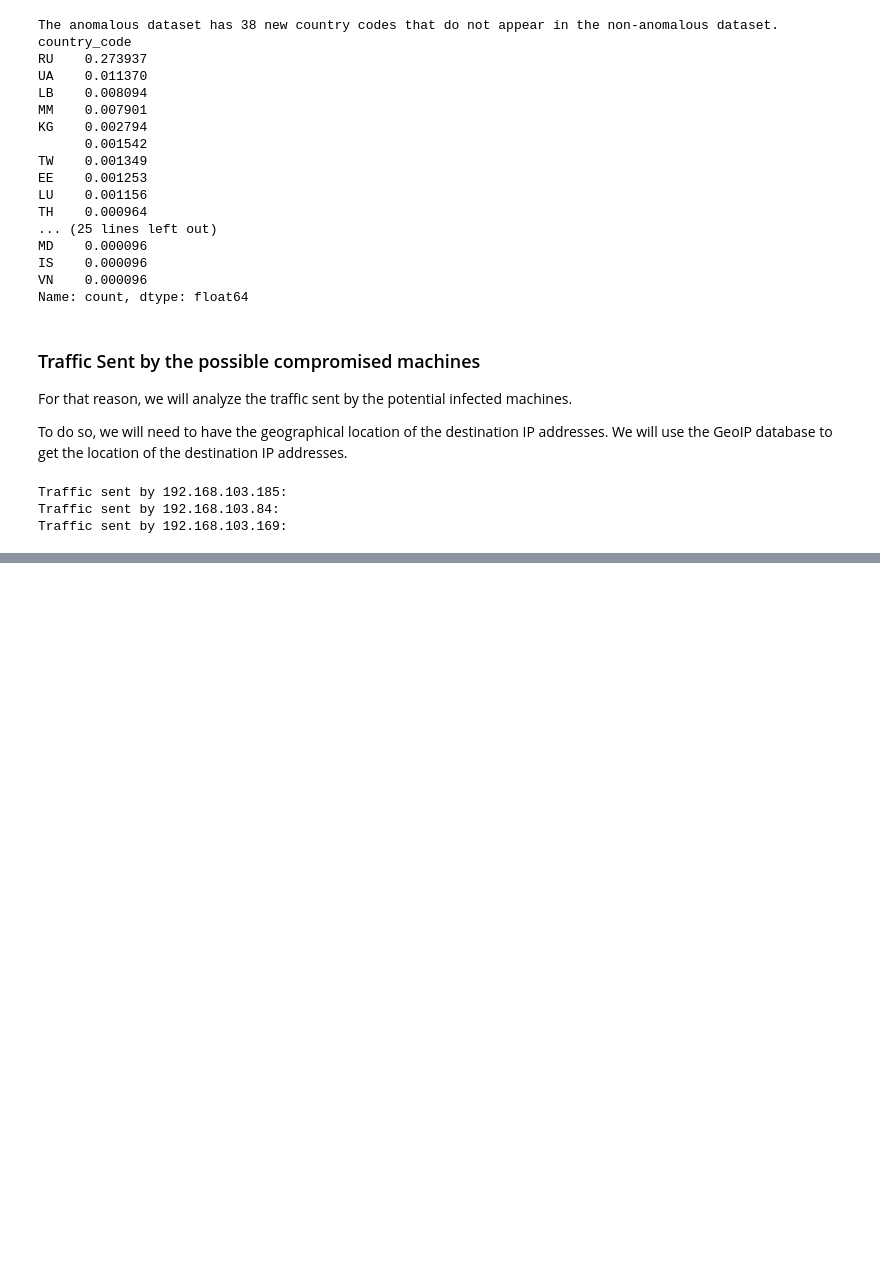
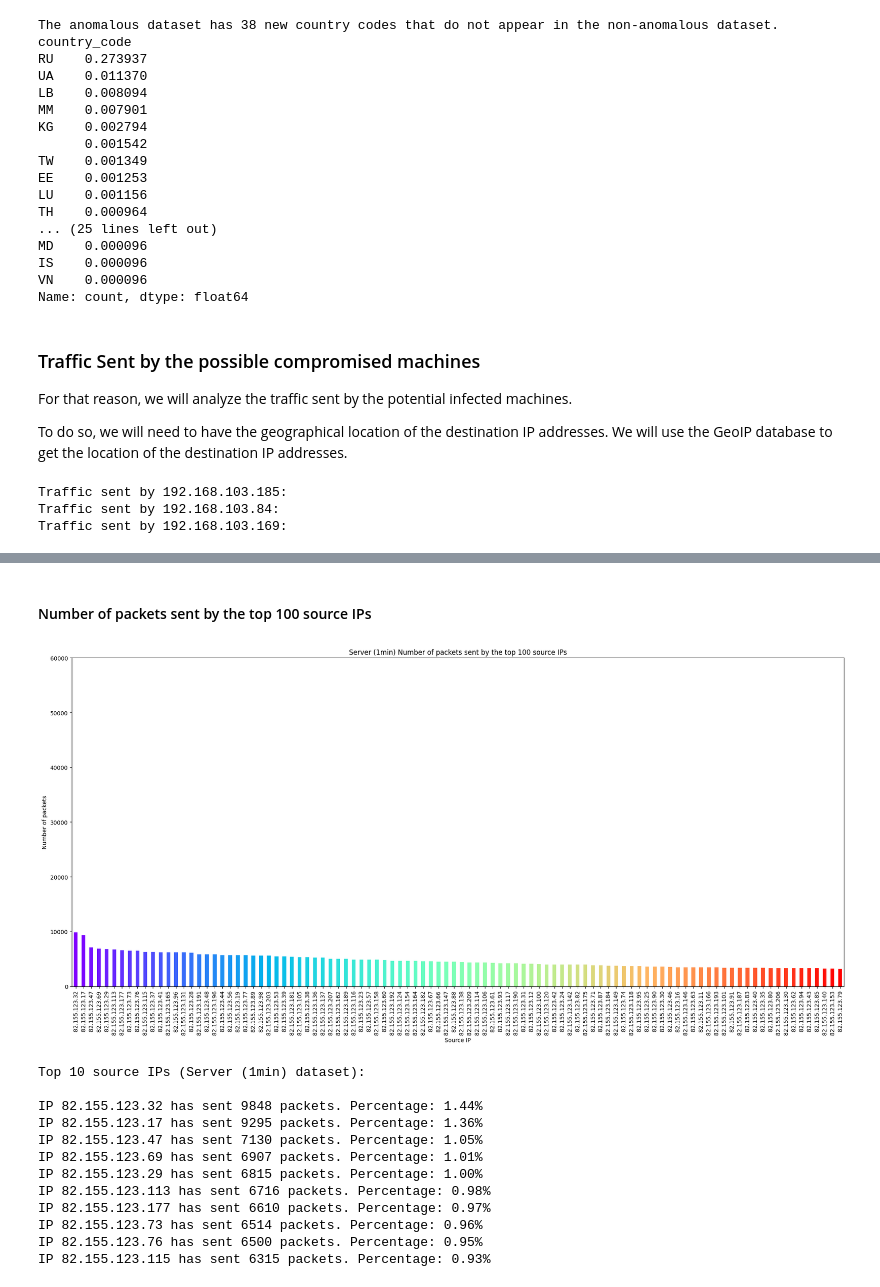
Before and after one commit to NiMouh/AD_SR, a Jupyter notebook: Project.ipynb, the cells around one changed output, grey strips where cells are left out. Cells and saved outputs as stored; diff of their text form; code cells hidden in the pictures; blank space fills up the shorter version.

```diff
--- a/Project.ipynb
+++ b/Project.ipynb
@@ -598,0 +676,45 @@ Traffic sent by 192.168.103.169:
+# %% [markdown]
+#### Number of packets sent by the top 100 source IPs
+# %%
+def top_source_ips(dataframe, frequency='1min', top_n=100, y_lim=60000, title_prefix=''):
+    dataframe = dataframe.copy()
+    dataframe['timestamp'] = pd.to_datetime(dataframe['timestamp'], unit='s')
+    dataframe.set_index('timestamp', inplace=True)
+
+    grouped = dataframe.groupby([pd.Grouper(freq=frequency), 'src_ip']).size().reset_index(name='packets')
+
+    src_ip_counts = grouped.groupby('src_ip')['packets'].sum().sort_values(ascending=False)
+    top_src_ip_counts = src_ip_counts.head(top_n)
+
+    plt.figure(figsize=(20, 10))
+    # Multi color bar plot
+    top_src_ip_counts.plot(kind='bar', color=cm.rainbow(np.linspace(0, 1, top_n)))
+    plt.title(f'{title_prefix} Number of packets sent by the top {top_n} source IPs')
+    plt.xlabel('Source IP')
+    plt.ylabel('Number of packets')
+    plt.ylim(0, y_lim)
+    plt.xticks(rotation=90)
+    plt.subplots_adjust(bottom=0.3)
+    plt.tight_layout()
+    plt.show()
+
+    print(f'Top 10 source IPs ({title_prefix} dataset):\n')
+    for ip, count in top_src_ip_counts.head(10).items():
+        print(f'IP {ip} has sent {count} packets. Percentage: {count / len(dataframe) * 100:.2f}%')
+
+# Chamar a função para o dataset server com frequência de 1 minuto
+top_source_ips(server_df, frequency='1min', title_prefix='Server (1min)')
+# %% [output]
+[figure, added]
+Top 10 source IPs (Server (1min) dataset):
+
+IP 82.155.123.32 has sent 9848 packets. Percentage: 1.44%
+IP 82.155.123.17 has sent 9295 packets. Percentage: 1.36%
+IP 82.155.123.47 has sent 7130 packets. Percentage: 1.05%
+IP 82.155.123.69 has sent 6907 packets. Percentage: 1.01%
+IP 82.155.123.29 has sent 6815 packets. Percentage: 1.00%
+IP 82.155.123.113 has sent 6716 packets. Percentage: 0.98%
+IP 82.155.123.177 has sent 6610 packets. Percentage: 0.97%
+IP 82.155.123.73 has sent 6514 packets. Percentage: 0.96%
+IP 82.155.123.76 has sent 6500 packets. Percentage: 0.95%
+IP 82.155.123.115 has sent 6315 packets. Percentage: 0.93%
```
Also changed, not shown: parts of 14 cells of this notebook, 1 other file.
